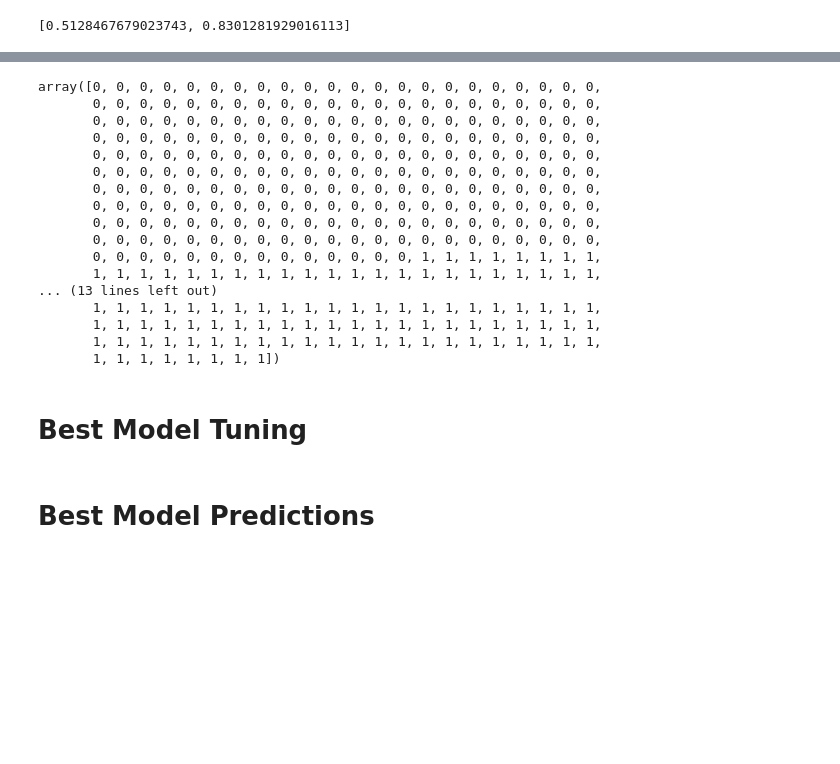
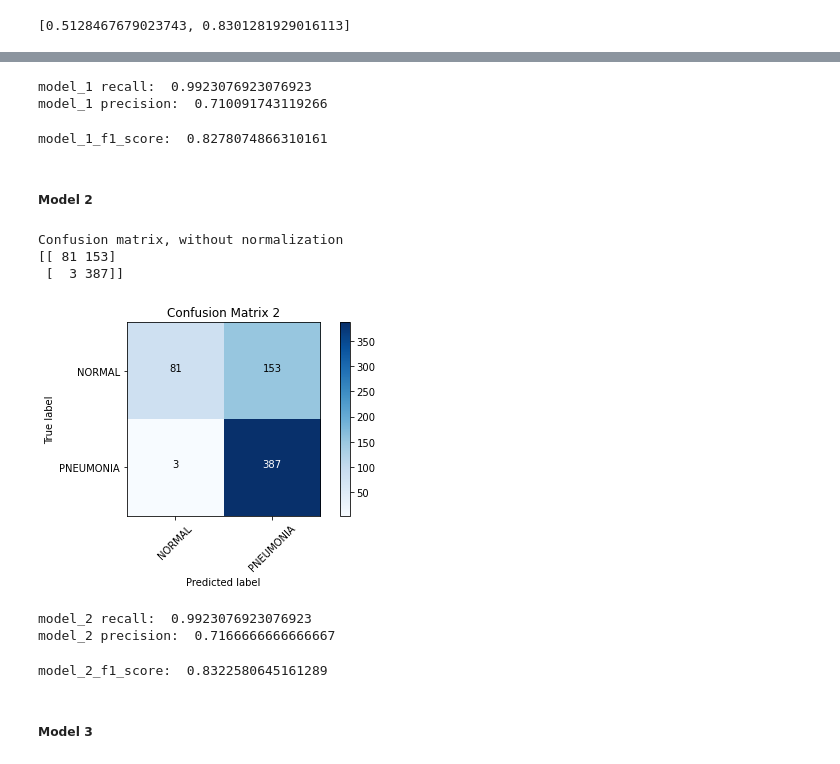
Before and after one commit to edejesus196/Chest_X-Ray_Images, a Jupyter notebook: main_notebook.ipynb, the cells around one changed output, grey strips where cells are left out. Drawn from its saved outputs; the diff is of its cells as text; code cells hidden in the pictures; blank space fills up the shorter version.

```diff
--- a/main_notebook.ipynb
+++ b/main_notebook.ipynb
@@ -337,24 +295,49 @@ Confusion matrix, without normalization
-# %%
-test_generator.classes
-# %% [output]
-array([0, 0, 0, 0, 0, 0, 0, 0, 0, 0, 0, 0, 0, 0, 0, 0, 0, 0, 0, 0, 0, 0,
-       0, 0, 0, 0, 0, 0, 0, 0, 0, 0, 0, 0, 0, 0, 0, 0, 0, 0, 0, 0, 0, 0,
-       0, 0, 0, 0, 0, 0, 0, 0, 0, 0, 0, 0, 0, 0, 0, 0, 0, 0, 0, 0, 0, 0,
-       0, 0, 0, 0, 0, 0, 0, 0, 0, 0, 0, 0, 0, 0, 0, 0, 0, 0, 0, 0, 0, 0,
-       0, 0, 0, 0, 0, 0, 0, 0, 0, 0, 0, 0, 0, 0, 0, 0, 0, 0, 0, 0, 0, 0,
-       0, 0, 0, 0, 0, 0, 0, 0, 0, 0, 0, 0, 0, 0, 0, 0, 0, 0, 0, 0, 0, 0,
-       0, 0, 0, 0, 0, 0, 0, 0, 0, 0, 0, 0, 0, 0, 0, 0, 0, 0, 0, 0, 0, 0,
-       0, 0, 0, 0, 0, 0, 0, 0, 0, 0, 0, 0, 0, 0, 0, 0, 0, 0, 0, 0, 0, 0,
-       0, 0, 0, 0, 0, 0, 0, 0, 0, 0, 0, 0, 0, 0, 0, 0, 0, 0, 0, 0, 0, 0,
-       0, 0, 0, 0, 0, 0, 0, 0, 0, 0, 0, 0, 0, 0, 0, 0, 0, 0, 0, 0, 0, 0,
-       0, 0, 0, 0, 0, 0, 0, 0, 0, 0, 0, 0, 0, 0, 1, 1, 1, 1, 1, 1, 1, 1,
-       1, 1, 1, 1, 1, 1, 1, 1, 1, 1, 1, 1, 1, 1, 1, 1, 1, 1, 1, 1, 1, 1,
-... (13 lines left out)
-       1, 1, 1, 1, 1, 1, 1, 1, 1, 1, 1, 1, 1, 1, 1, 1, 1, 1, 1, 1, 1, 1,
-       1, 1, 1, 1, 1, 1, 1, 1, 1, 1, 1, 1, 1, 1, 1, 1, 1, 1, 1, 1, 1, 1,
-       1, 1, 1, 1, 1, 1, 1, 1, 1, 1, 1, 1, 1, 1, 1, 1, 1, 1, 1, 1, 1, 1,
-       1, 1, 1, 1, 1, 1, 1, 1])
+# %%
+TP_1 = 387
+FP_1 = 158
+FN_1 = 3
+
+model_1_recall = TP_1/(TP_1 + FN_1)
+model_1_prec = TP_1/(TP_1 + FP_1)
+
+print('model_1 recall: ', str(model_1_recall))
+print('model_1 precision: ', str(model_1_prec))
+# %% [output]
+model_1 recall:  0.9923076923076923
+model_1 precision:  0.710091743119266
+# %%
+print('model_1_f1_score: ', str(f1_score(y_true=test_generator.classes, y_pred=np.round(predictions_1), labels=cm_plot_labels)))
+# %% [output]
+model_1_f1_score:  0.8278074866310161
 # %% [markdown]
-# Best Model Tuning
+##### Model 2
+# %%
+predictions_2 = model_2.predict(x=test_generator, verbose=0)
+# %%
+cm_2 = confusion_matrix(y_true=test_generator.classes, y_pred=np.round(predictions_2))
+# %%
+plot_confusion_matrix(cm=cm_2, classes=cm_plot_labels, title='Confusion Matrix 2')
+# %% [output]
+Confusion matrix, without normalization
+[[ 81 153]
+ [  3 387]]
+[figure, added]
+# %%
+TP_2 = 387
+FP_2 = 153
+FN_2 = 3
+
+model_2_recall = TP_2/(TP_2 + FN_2)
+model_2_prec = TP_2/(TP_2 + FP_2)
+
+print('model_2 recall: ', str(model_2_recall))
+print('model_2 precision: ', str(model_2_prec))
+# %% [output]
+model_2 recall:  0.9923076923076923
+model_2 precision:  0.7166666666666667
+# %%
+print('model_2_f1_score: ', str(f1_score(y_true=test_generator.classes, y_pred=np.round(predictions_2), labels=cm_plot_labels)))
+# %% [output]
+model_2_f1_score:  0.8322580645161289
 # %% [markdown]
-# Best Model Predictions
+##### Model 3
```
Also changed, not shown: parts of 24 cells of this notebook.
